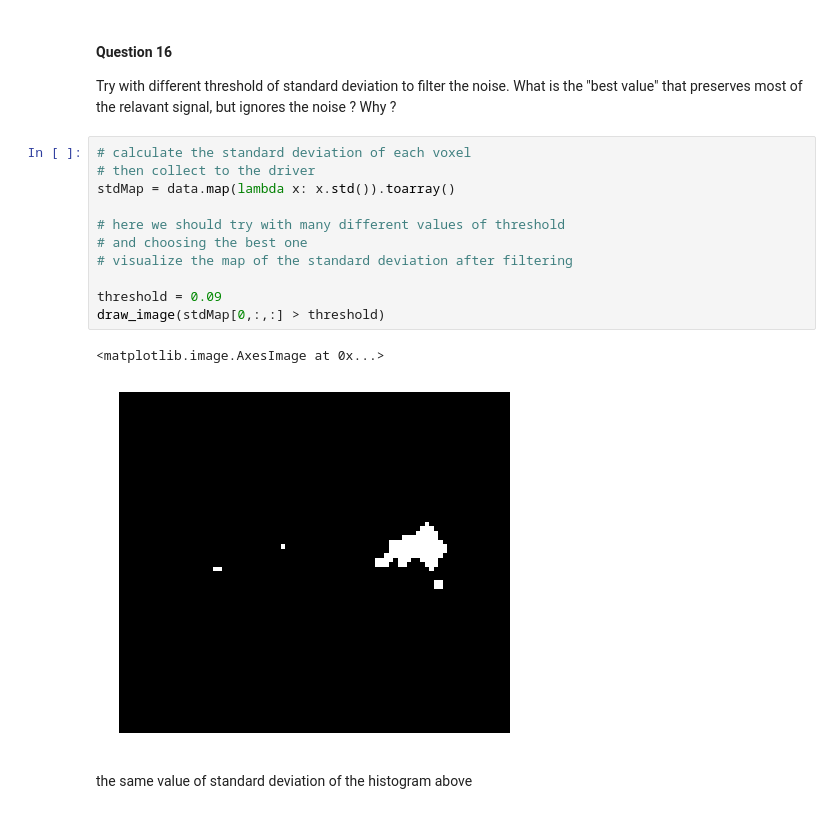
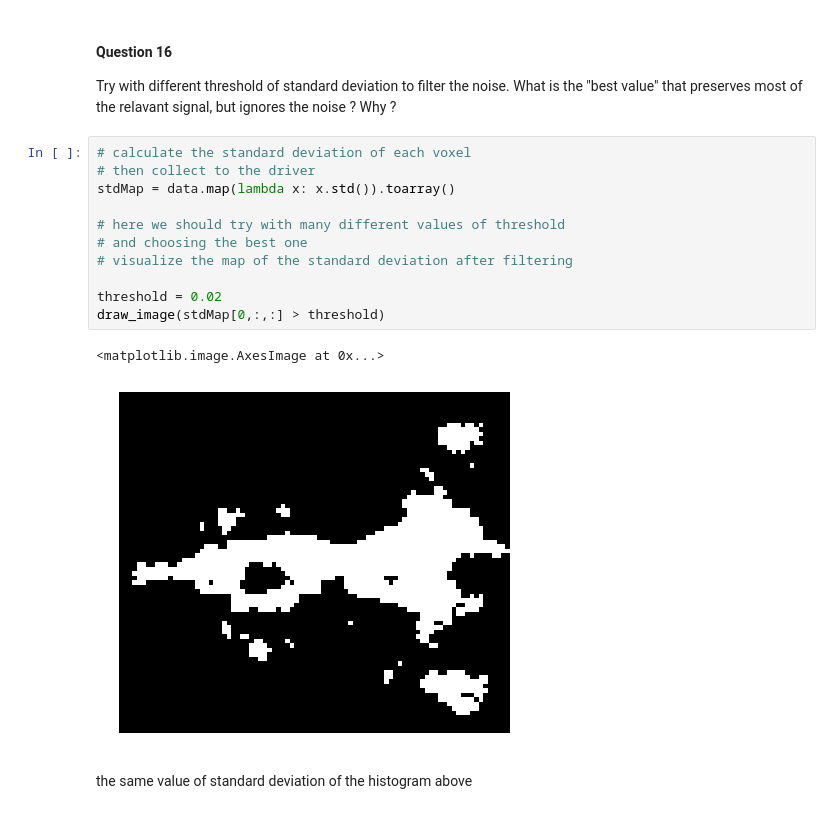
Before and after one commit to and29/Algorithmic-Machine-Learning, a Jupyter notebook: Notebooks/Solutions/[Lecture 12+13] Analyzing Neuroimaging Data with PySpark and Thunder/[Lecture 12+13] Analyzing Neuroimaging Data with PySpark and Thunder.ipynb, the cells around one changed output. Saved outputs shown, nothing was run; the diff lists cells and outputs as text.

```diff
--- a/Notebooks/Solutions/[Lecture 12+13] Analyzing Neuroimaging Data with PySpark and Thunder/[Lecture 12+13] Analyzing Neuroimaging Data with PySpark and Thunder.ipynb
+++ b/Notebooks/Solutions/[Lecture 12+13] Analyzing Neuroimaging Data with PySpark and Thunder/[Lecture 12+13] Analyzing Neuroimaging Data with PySpark and Thunder.ipynb
@@ -858,17 +866,17 @@ Try with different threshold of standard deviation to filter the noise. What is
 # %%
 # calculate the standard deviation of each voxel
 # then collect to the driver
 stdMap = data.map(lambda x: x.std()).toarray()
 
 # here we should try with many different values of threshold
 # and choosing the best one
 # visualize the map of the standard deviation after filtering
 
-threshold = 0.09
+threshold = 0.02
 draw_image(stdMap[0,:,:] > threshold)
 # %% [output]
 <matplotlib.image.AxesImage at 0x...>
-[figure, old version]
+[figure, new version]
 # %% [markdown]
 <div class="answer">
 
```
Also changed, not shown: parts of 39 cells of this notebook.
